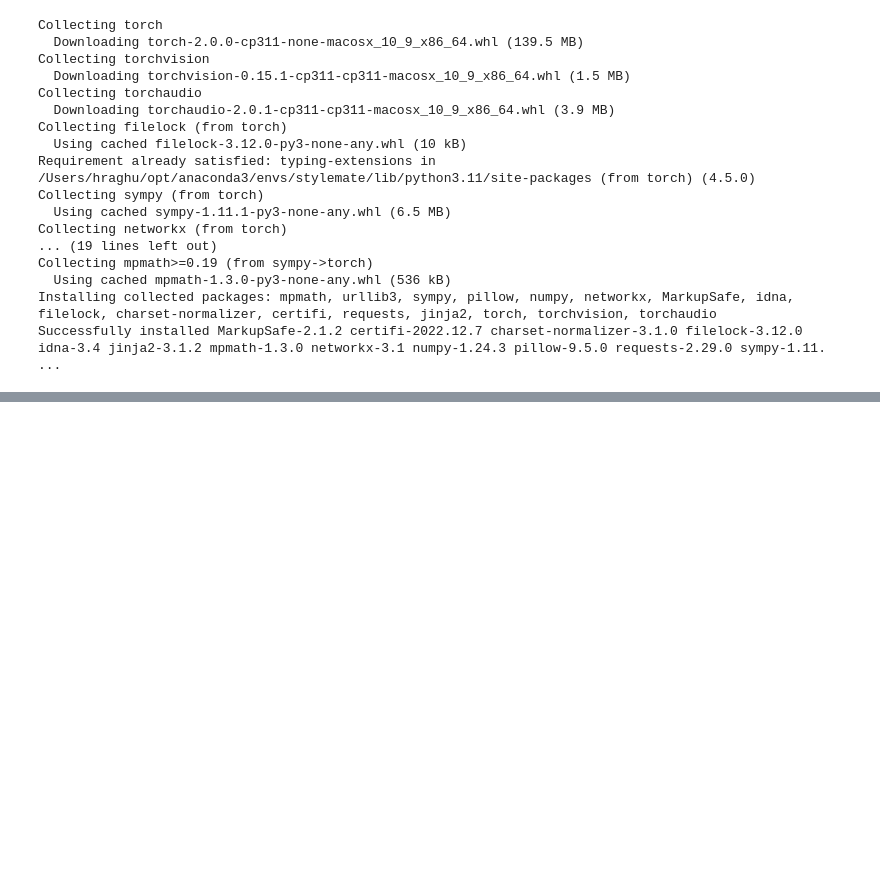
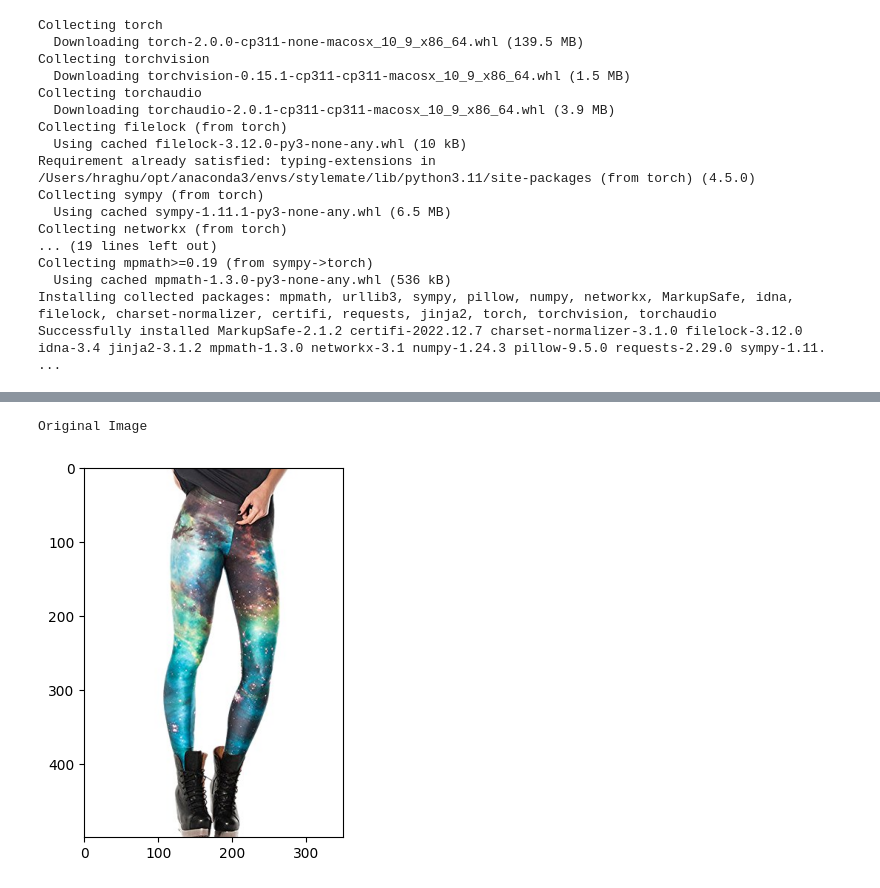
Before and after one commit to kr-hari/StyleMate, a Jupyter notebook: notebooks/04_Image_similarity.ipynb, the cells around one changed output, grey strips where cells are left out. Saved outputs shown, nothing was run; the diff lists cells and outputs as text; code cells hidden in the pictures; blank space fills up the shorter version.

Commit message:
Added Image Similarity notebook

```diff
--- a/notebooks/04_Image_similarity.ipynb
+++ b/notebooks/04_Image_similarity.ipynb
@@ -72,0 +154,10 @@ print(glob.glob("../Project_Data/Image"))
+# %%
+n_prods = metadata.shape[0]
+
+def cosine_similarity(vec1, vec2):
+    return np.dot(vec1,vec2)/ (np.linalg.norm(vec1)*np.linalg.norm(vec2))
+
+product_img_similarity_matrix = np.zeros((n_prods, n_prods))
+for i in tqdm(range(n_prods)):
+    for j in range(n_prods):
+        product_img_similarity_matrix[i][j] = cosine_similarity(product_image_vector[i], product_image_vector[j])
@@ -72,0 +170,2 @@ print(glob.glob("../Project_Data/Image"))
+# %%
+product_img_similarity_matrix_nan_replaced = np.nan_to_num(product_img_similarity_matrix, nan=0)
@@ -72,0 +248,29 @@ print(glob.glob("../Project_Data/Image"))
+# %%
+from matplotlib.pyplot import imshow
+
+def get_all_images_for_asin(asin:str):
+    img_list = glob.glob("../Project_Data/Images/"+str(asin)+'*')
+    return img_list
+    # print(img_list)
+
+def get_similar_images(org_asin:str):
+    org_img_list = get_all_images_for_asin(org_asin)
+    similar_products = top_product_dict[org_asin]
+    print("Original Image")
+    for img in org_img_list[:4]:
+        try:
+            display(Image.open(img))
+        except:
+            continue
+
+    for ind, sim_prod_asin in enumerate(similar_products[:3]):
+        sim_prod_img_list = get_all_images_for_asin(sim_prod_asin)
+        print("Similar Product #{}".format(ind))
+        for img in sim_prod_img_list[:3]:
+            try:
+                display(Image.open(img))
+            except:
+                continue
+    # return org_img_list[0]
+
+get_similar_images('B0027WH4YO')
@@ -72,0 +292,5 @@ print(glob.glob("../Project_Data/Image"))
+# %%
+get_similar_images('B00JDNLCRA')
+# %% [output]
+Original Image
+[figure, added]
```
Also changed, not shown: parts of 44 cells of this notebook, 2 other files.
